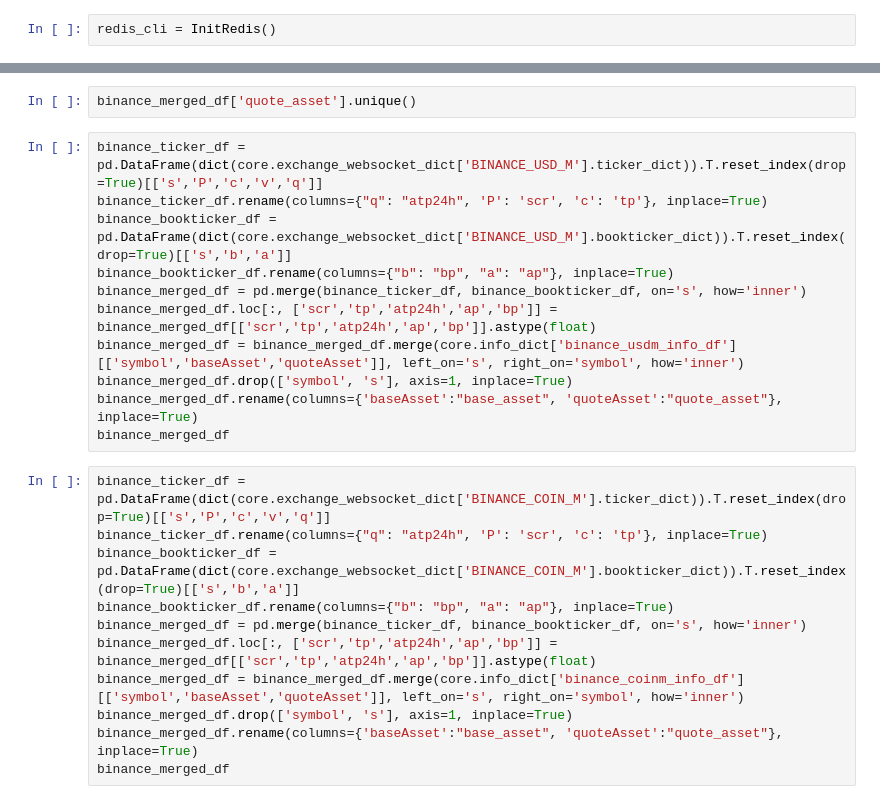
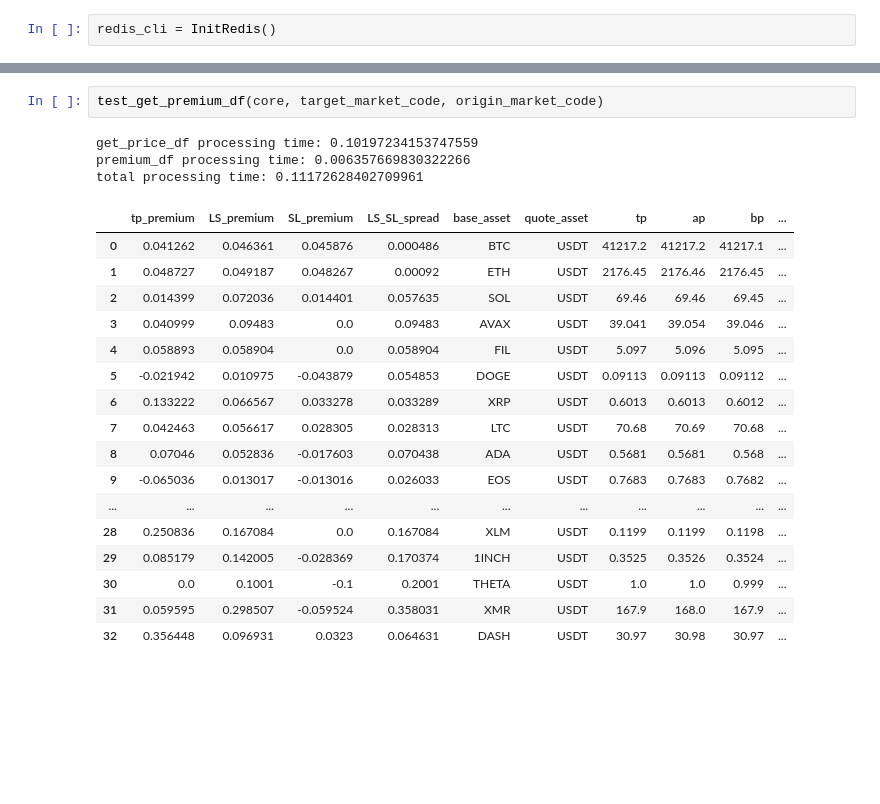
Before and after one commit to charlie115/act, a Jupyter notebook: test_kimp_bot_core.ipynb, the cells around one changed output, grey strips where cells are left out. Saved outputs shown, nothing was run; the diff lists cells and outputs as text; blank space fills up the shorter version.

```diff
--- a/test_kimp_bot_core.ipynb
+++ b/test_kimp_bot_core.ipynb
@@ -440,24 +187,23 @@ binance_merged_df
-# %%
-binance_merged_df['quote_asset'].unique()
-# %%
-binance_ticker_df = pd.DataFrame(dict(core.exchange_websocket_dict['BINANCE_USD_M'].ticker_dict)).T.reset_index(drop=True)[['s','P','c','v','q']]
-binance_ticker_df.rename(columns={"q": "atp24h", 'P': 'scr', 'c': 'tp'}, inplace=True)
-binance_bookticker_df = pd.DataFrame(dict(core.exchange_websocket_dict['BINANCE_USD_M'].bookticker_dict)).T.reset_index(drop=True)[['s','b','a']]
-binance_bookticker_df.rename(columns={"b": "bp", "a": "ap"}, inplace=True)
-binance_merged_df = pd.merge(binance_ticker_df, binance_bookticker_df, on='s', how='inner')
-binance_merged_df.loc[:, ['scr','tp','atp24h','ap','bp']] = binance_merged_df[['scr','tp','atp24h','ap','bp']].astype(float)
-binance_merged_df = binance_merged_df.merge(core.info_dict['binance_usdm_info_df'][['symbol','baseAsset','quoteAsset']], left_on='s', right_on='symbol', how='inner')
-binance_merged_df.drop(['symbol', 's'], axis=1, inplace=True)
-binance_merged_df.rename(columns={'baseAsset':"base_asset", 'quoteAsset':"quote_asset"}, inplace=True)
-binance_merged_df
-# %%
-binance_ticker_df = pd.DataFrame(dict(core.exchange_websocket_dict['BINANCE_COIN_M'].ticker_dict)).T.reset_index(drop=True)[['s','P','c','v','q']]
-binance_ticker_df.rename(columns={"q": "atp24h", 'P': 'scr', 'c': 'tp'}, inplace=True)
-binance_bookticker_df = pd.DataFrame(dict(core.exchange_websocket_dict['BINANCE_COIN_M'].bookticker_dict)).T.reset_index(drop=True)[['s','b','a']]
-binance_bookticker_df.rename(columns={"b": "bp", "a": "ap"}, inplace=True)
-binance_merged_df = pd.merge(binance_ticker_df, binance_bookticker_df, on='s', how='inner')
-binance_merged_df.loc[:, ['scr','tp','atp24h','ap','bp']] = binance_merged_df[['scr','tp','atp24h','ap','bp']].astype(float)
-binance_merged_df = binance_merged_df.merge(core.info_dict['binance_coinm_info_df'][['symbol','baseAsset','quoteAsset']], left_on='s', right_on='symbol', how='inner')
-binance_merged_df.drop(['symbol', 's'], axis=1, inplace=True)
-binance_merged_df.rename(columns={'baseAsset':"base_asset", 'quoteAsset':"quote_asset"}, inplace=True)
-binance_merged_df
+# %%
+test_get_premium_df(core, target_market_code, origin_market_code)
+# %% [output]
+get_price_df processing time: 0.10197234153747559
+premium_df processing time: 0.006357669830322266
+total processing time: 0.11172628402709961
+|  | tp_premium | LS_premium | SL_premium | LS_SL_spread | base_asset | quote_asset | tp | ap | bp | ... |
+| 0 | 0.041262 | 0.046361 | 0.045876 | 0.000486 | BTC | USDT | 41217.2 | 41217.2 | 41217.1 | ... |
+| 1 | 0.048727 | 0.049187 | 0.048267 | 0.00092 | ETH | USDT | 2176.45 | 2176.46 | 2176.45 | ... |
+| 2 | 0.014399 | 0.072036 | 0.014401 | 0.057635 | SOL | USDT | 69.46 | 69.46 | 69.45 | ... |
+| 3 | 0.040999 | 0.09483 | 0.0 | 0.09483 | AVAX | USDT | 39.041 | 39.054 | 39.046 | ... |
+| 4 | 0.058893 | 0.058904 | 0.0 | 0.058904 | FIL | USDT | 5.097 | 5.096 | 5.095 | ... |
+| 5 | -0.021942 | 0.010975 | -0.043879 | 0.054853 | DOGE | USDT | 0.09113 | 0.09113 | 0.09112 | ... |
+| 6 | 0.133222 | 0.066567 | 0.033278 | 0.033289 | XRP | USDT | 0.6013 | 0.6013 | 0.6012 | ... |
+| 7 | 0.042463 | 0.056617 | 0.028305 | 0.028313 | LTC | USDT | 70.68 | 70.69 | 70.68 | ... |
+| 8 | 0.07046 | 0.052836 | -0.017603 | 0.070438 | ADA | USDT | 0.5681 | 0.5681 | 0.568 | ... |
+| 9 | -0.065036 | 0.013017 | -0.013016 | 0.026033 | EOS | USDT | 0.7683 | 0.7683 | 0.7682 | ... |
+| ... | ... | ... | ... | ... | ... | ... | ... | ... | ... | ... |
+| 28 | 0.250836 | 0.167084 | 0.0 | 0.167084 | XLM | USDT | 0.1199 | 0.1199 | 0.1198 | ... |
+| 29 | 0.085179 | 0.142005 | -0.028369 | 0.170374 | 1INCH | USDT | 0.3525 | 0.3526 | 0.3524 | ... |
+| 30 | 0.0 | 0.1001 | -0.1 | 0.2001 | THETA | USDT | 1.0 | 1.0 | 0.999 | ... |
+| 31 | 0.059595 | 0.298507 | -0.059524 | 0.358031 | XMR | USDT | 167.9 | 168.0 | 167.9 | ... |
+| 32 | 0.356448 | 0.096931 | 0.0323 | 0.064631 | DASH | USDT | 30.97 | 30.98 | 30.97 | ... |
```
Also changed, not shown: parts of 49 cells of this notebook, 5 other files.
